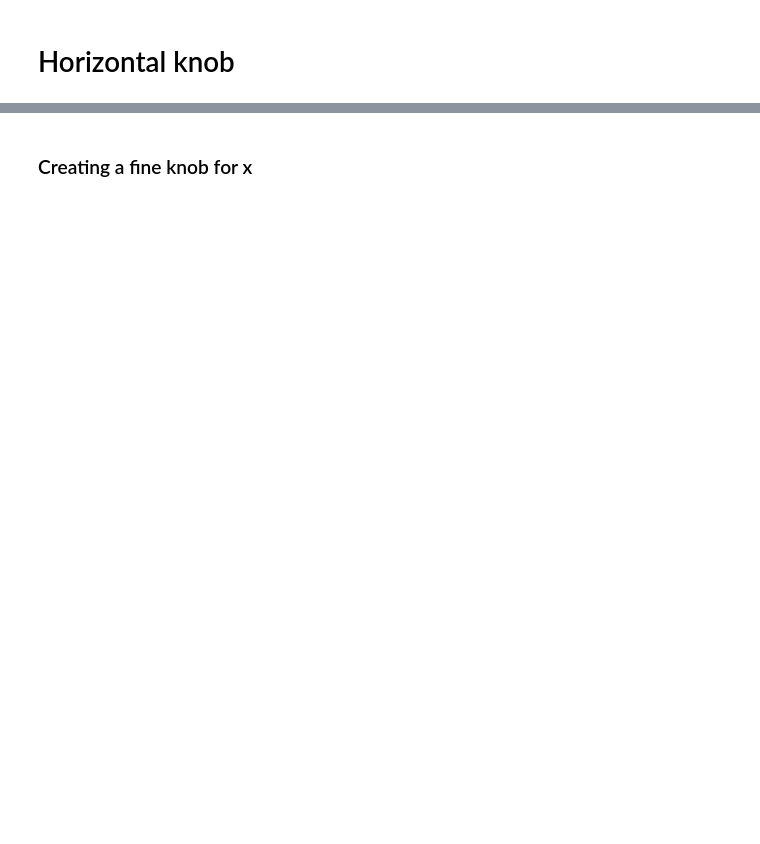
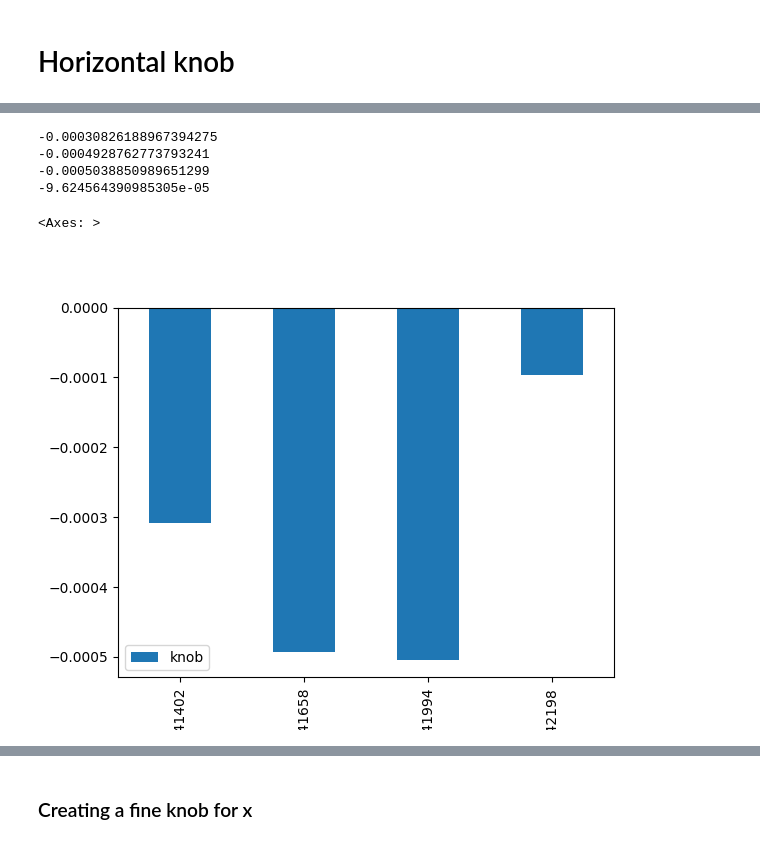
Before and after one commit to giacomells/Technical-Student-2024-2025, a Jupyter notebook: OrthogonalKnobsLSS4/OrthogonalKnobs.ipynb, the cells around one changed output, grey strips where cells are left out. Saved outputs shown, nothing was run; the diff lists cells and outputs as text; code cells hidden in the pictures; blank space fills up the shorter version.

```diff
--- a/OrthogonalKnobsLSS4/OrthogonalKnobs.ipynb
+++ b/OrthogonalKnobsLSS4/OrthogonalKnobs.ipynb
@@ -149,3 +194,18 @@ mpsh.42198 -0.0001829634903038374
+# %%
+settings = {}
+for name, knob in bumpers.items():
+    settings[name] = line.vv[knob]
+    print(settings[name])
+
+settings = pd.DataFrame(settings, index=['knob']).T
+settings.plot(kind='bar')
+# %% [output]
+-0.00030826188967394275
+-0.0004928762773793241
+-0.0005038850989651299
+-9.624564390985305e-05
+<Axes: >
+[figure, added]
 # %%
 tw_init = line.twiss(continue_on_closed_orbit_error=True, method = '4d')
 
```
Also changed, not shown: parts of 63 cells of this notebook.
